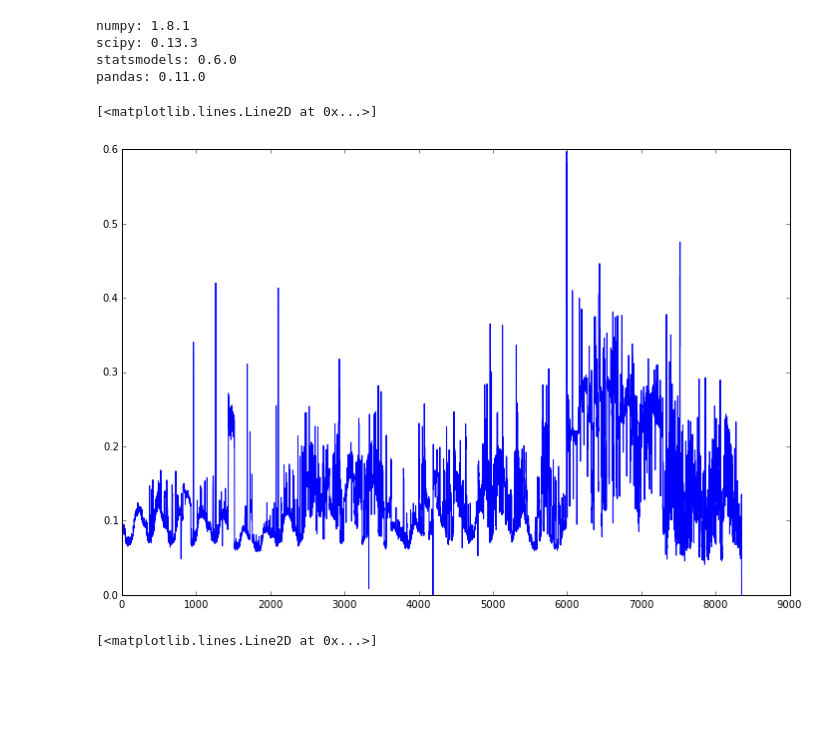
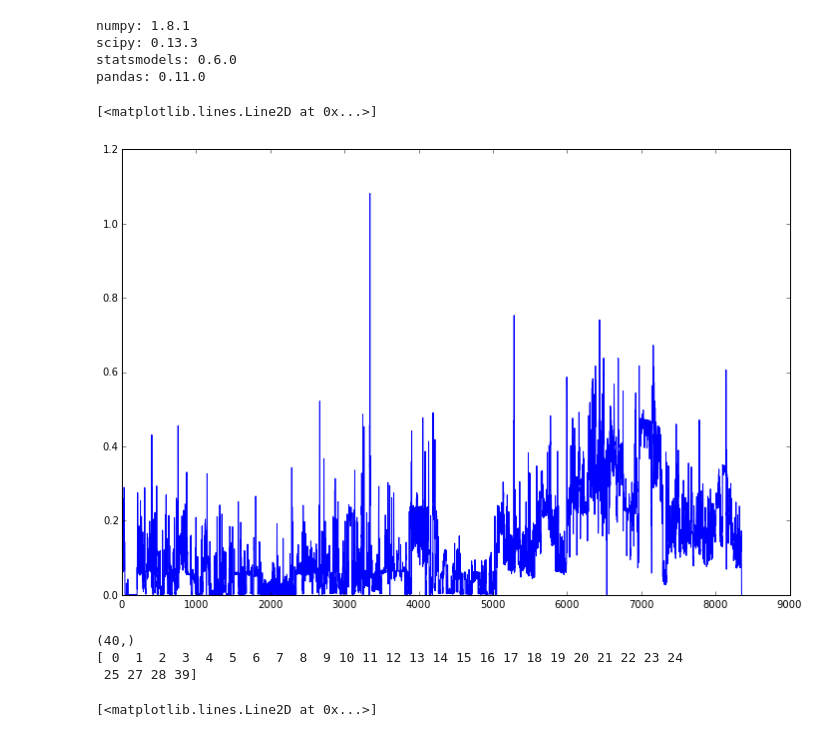
Before and after one commit to Manrich121/ForecastingCloud, a Jupyter notebook: DataPlot/src/ExploreData.ipynb, the cells around one changed output. Cells and saved outputs as stored; diff of their text form; code cells hidden in the pictures; blank space fills up the shorter version.

```diff
--- a/DataPlot/src/ExploreData.ipynb
+++ b/DataPlot/src/ExploreData.ipynb
@@ -2,32 +2,32 @@
 %matplotlib inline
 import fileutils
 import numpy as np
 import scipy
 from matplotlib import pyplot as plt
 import statsmodels
 import statsmodels.api as sm
 import pandas
 import tsutils
 from AR_model import AR_model
 import dtw
 import pywt
 
 print "numpy:", np.__version__
 print "scipy:", scipy.__version__
 print "statsmodels:", statsmodels.__version__
 print "pandas:", pandas.__version__
 
 
 # data = np.genfromtxt("d:/data/memory/memory_5656207113.csv",skip_header=1, delimiter=',',usecols=(1))
 # cpudata = np.genfromtxt("d:/data/cpuRate/cpu_5656207113.csv",skip_header=1, delimiter=',',usecols=(1))
-data = np.genfromtxt("d:/data/cpuRate/cpu_2055737168.csv",skip_header=1, delimiter=',',usecols=(1))
+data = np.genfromtxt("d:/data/cpu/cpu_124596184.csv",skip_header=1, delimiter=',',usecols=(1))
 
 plt.figure(figsize=(12,8))
 plt.plot(data)
 # %% [output]
 numpy: 1.8.1
 scipy: 0.13.3
 statsmodels: 0.6.0
 pandas: 0.11.0
 [<matplotlib.lines.Line2D at 0x...>]
-[figure, old version]
+[figure, new version]
@@ -34,3 +38,10 @@ pandas: 0.11.0
+# %%
+print bins.shape
+print np.unique(states)
+# %% [output]
+(40,)
+[ 0  1  2  3  4  5  6  7  8  9 10 11 12 13 14 15 16 17 18 19 20 21 22 23 24
+ 25 27 28 39]
 # %%
 plt.figure(figsize=(12,8))
 plt.plot(cpudata)
```
Also changed, not shown: parts of 1 cell of this notebook, 4 other files.
